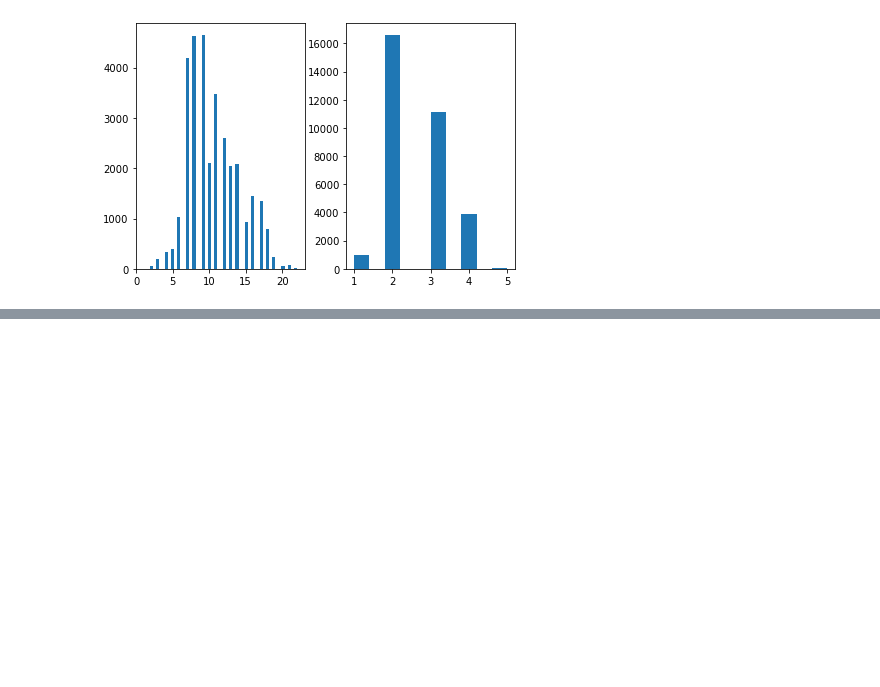
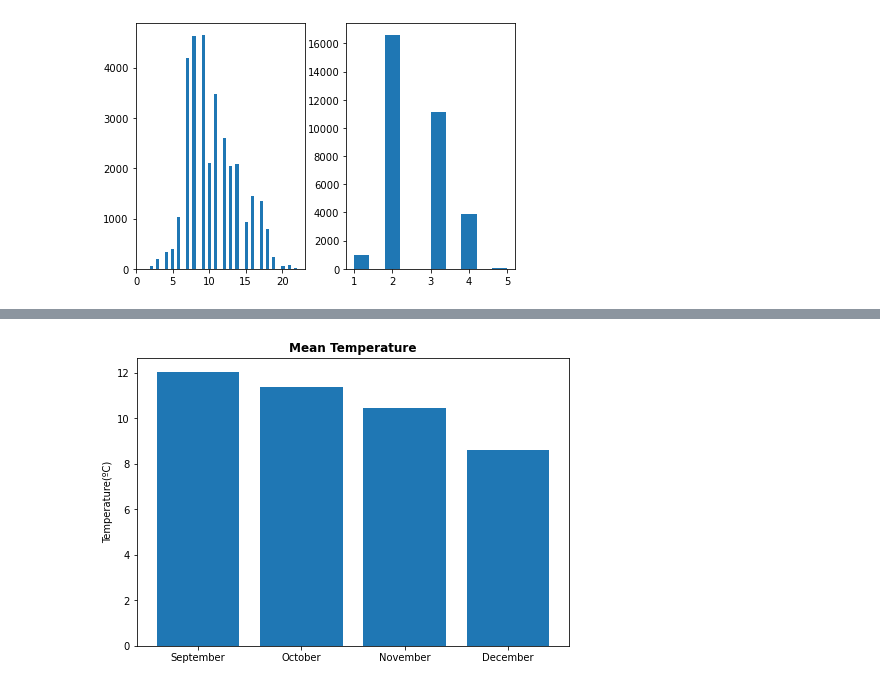
Before and after one commit to caua-veiga/Kaggle_SolarRadiation, a Jupyter notebook: Kaggle_SolarRadiation.ipynb, the cells around one changed output, grey strips where cells are left out. Saved outputs shown, nothing was run; the diff lists cells and outputs as text; code cells hidden in the pictures; blank space fills up the shorter version.

```diff
--- a/Kaggle_SolarRadiation.ipynb
+++ b/Kaggle_SolarRadiation.ipynb
@@ -213,0 +252,18 @@ for set_ in (strat_train_set, strat_test_set):  # Remove strata
+# %%
+#Creating a bar plot of the mean temperature(Celsius) of a given month
+
+mean_temperature_month = Data.groupby(['Month']).mean()["Temperature"].values #array with the mean temperature of each month
+
+fig = plt.figure()
+ax = fig.add_axes([0,0,1,1])
+str_months = ["September", "October", "November", "December"]
+ax.bar(str_months,mean_temperature_month)
+plt.ylabel("Temperature(ºC)")
+plt.title("Mean Temperature",fontweight="bold")
+
+
+#We can stylize it better, taking a break now...
+
+plt.show()
+# %% [output]
+[figure, added]
```
Also changed, not shown: parts of 17 cells of this notebook.
